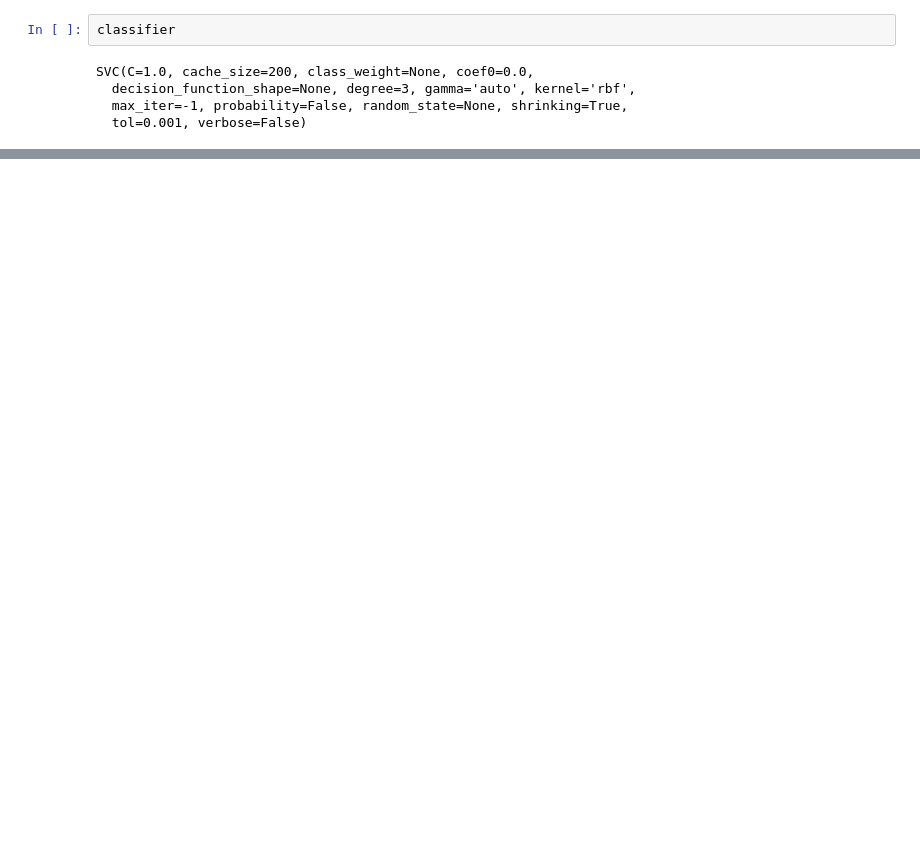
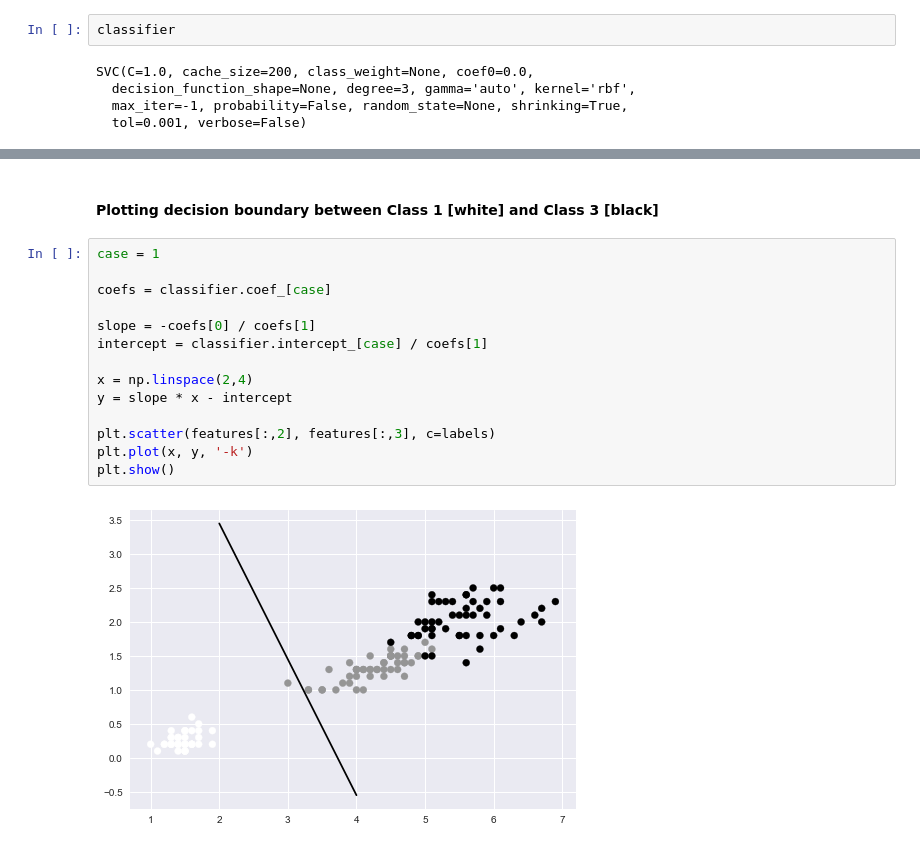
Before and after one commit to florisvanvugt/workshop4june2017, a Jupyter notebook: Introduction_Machine_Learning.ipynb, the cells around one changed output, grey strips where cells are left out. Saved outputs shown, nothing was run; the diff lists cells and outputs as text; blank space fills up the shorter version.

```diff
--- a/Introduction_Machine_Learning.ipynb
+++ b/Introduction_Machine_Learning.ipynb
@@ -59,0 +155,18 @@ SVC(C=1.0, cache_size=200, class_weight=None, coef0=0.0,
+# %% [markdown]
+#### Plotting decision boundary between Class 1 [white] and Class 3 [black]
+# %%
+case = 1
+
+coefs = classifier.coef_[case]
+
+slope = -coefs[0] / coefs[1]
+intercept = classifier.intercept_[case] / coefs[1]
+
+x = np.linspace(2,4)
+y = slope * x - intercept
+
+plt.scatter(features[:,2], features[:,3], c=labels)
+plt.plot(x, y, '-k')
+plt.show()
+# %% [output]
+[figure, added]
```
Also changed, not shown: parts of 58 cells of this notebook.
